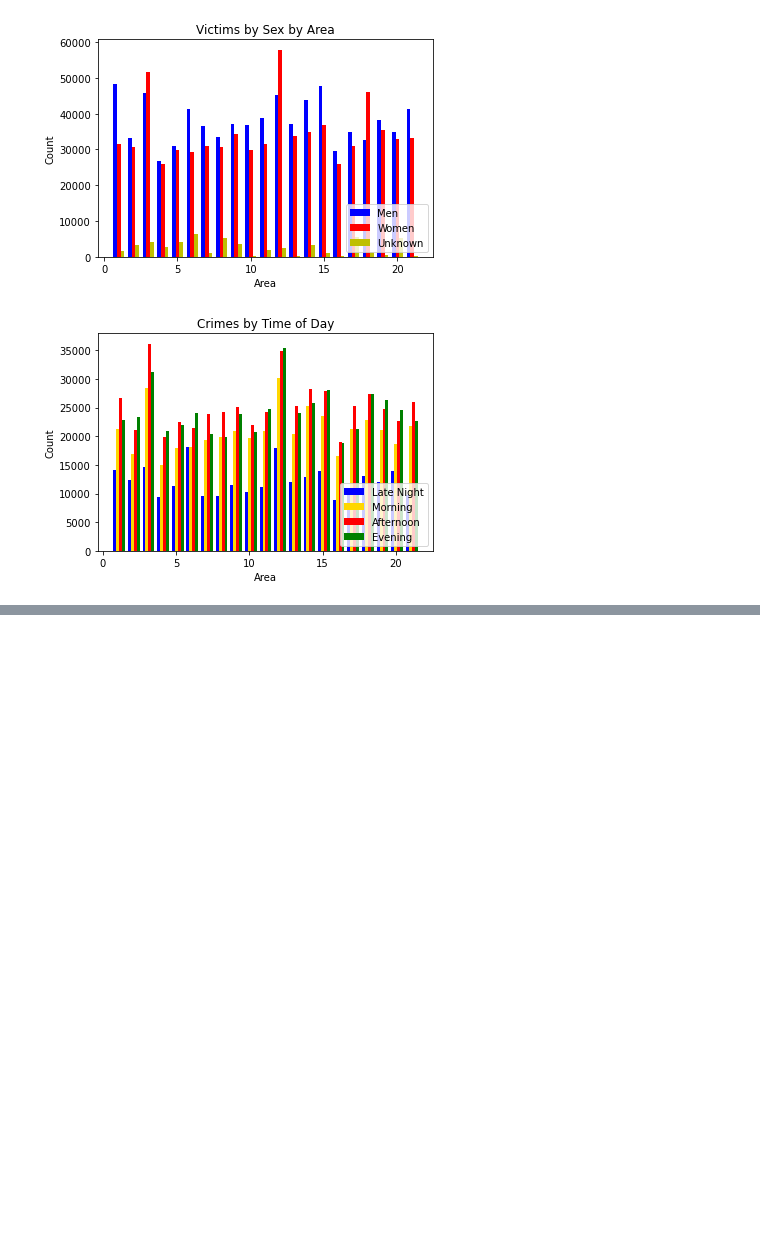
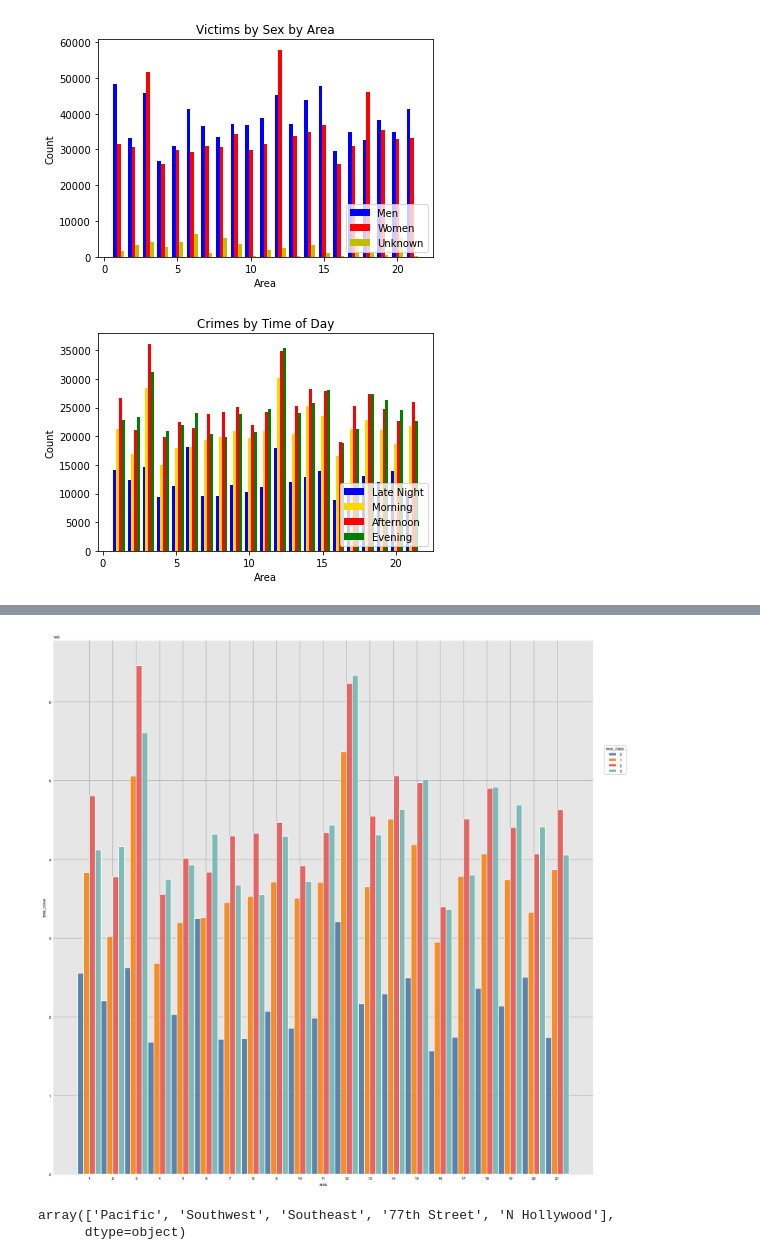
Before and after one commit to davefng/UCLA_ML, a Jupyter notebook: final.ipynb, the cells around one changed output, grey strips where cells are left out. Saved outputs shown, nothing was run; the diff lists cells and outputs as text; code cells hidden in the pictures; blank space fills up the shorter version.

```diff
--- a/final.ipynb
+++ b/final.ipynb
@@ -261,0 +333,6 @@ plt.show()
+# %%
+dxp.bar(x='area', y='total_crime', data=crime_new, aggfunc='sum',
+        split='time_class',figsize=(12,12),size=0.99)
+##, col='area'
+# %% [output]
+[figure, added]
@@ -261,0 +347,5 @@ plt.show()
+# %%
+df_top['AREA NAME'].unique()
+# %% [output]
+array(['Pacific', 'Southwest', 'Southeast', '77th Street', 'N Hollywood'],
+      dtype=object)
```
Also changed, not shown: parts of 15 cells of this notebook.
